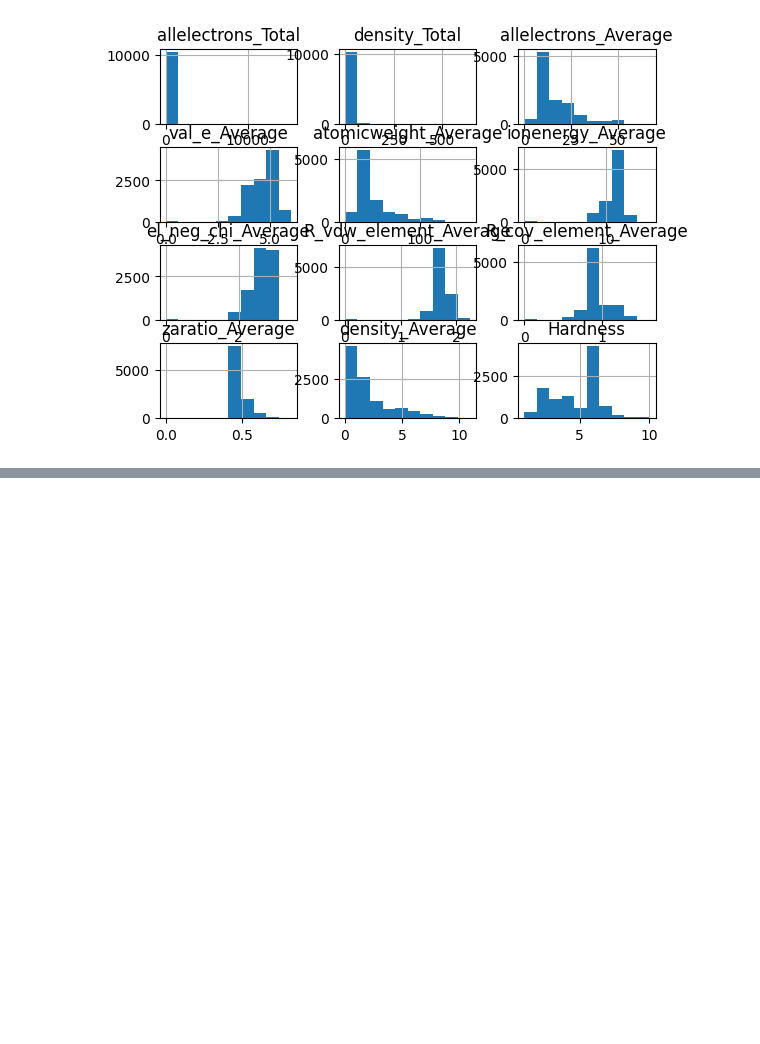
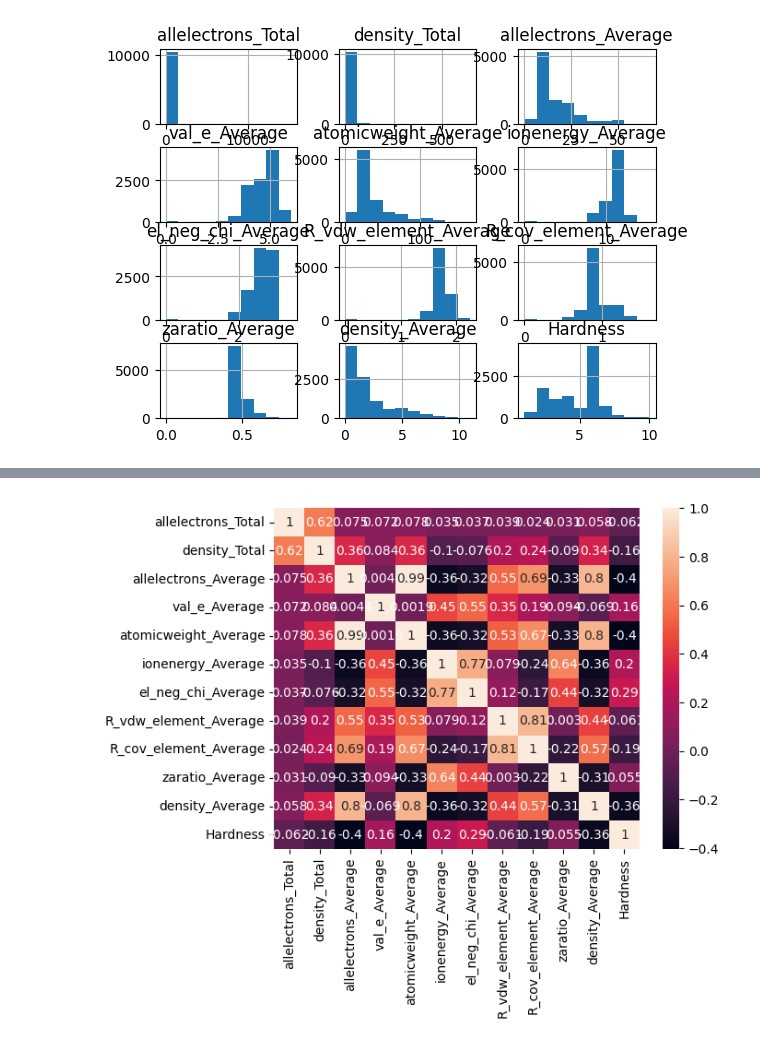
Before and after one commit to M1kE01/s3e25_kaggle, a Jupyter notebook: s3e25.ipynb, the cells around one changed output, grey strips where cells are left out. Saved outputs shown, nothing was run; the diff lists cells and outputs as text; code cells hidden in the pictures; blank space fills up the shorter version.

Commit message:
Analysing data

```diff
--- a/s3e25.ipynb
+++ b/s3e25.ipynb
@@ -65,0 +76,4 @@ array([[<Axes: title={'center': 'allelectrons_Total'}>,
+# %%
+sns.heatmap(data.corr(), annot=True)
+data.corr()
+# %% [output]
@@ -65,0 +93 @@ array([[<Axes: title={'center': 'allelectrons_Total'}>,
+[figure, added]
```
Also changed, not shown: parts of 7 cells of this notebook.
